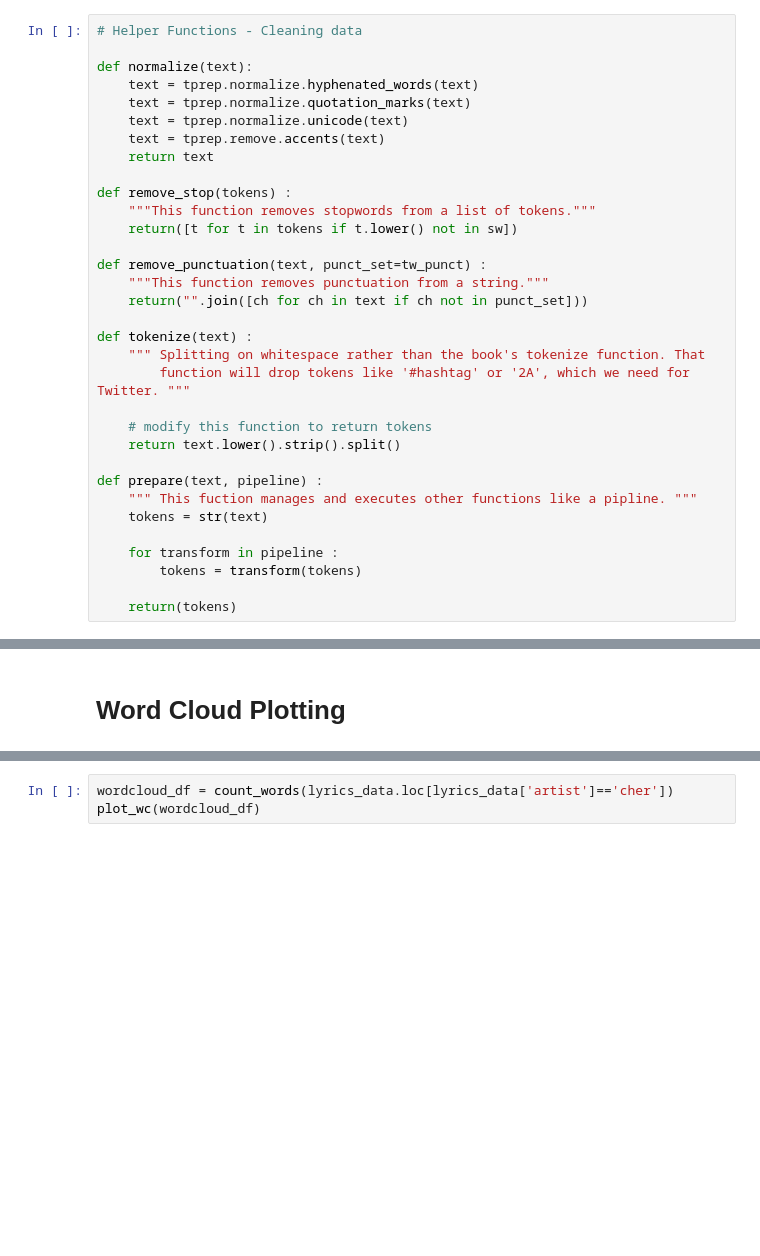
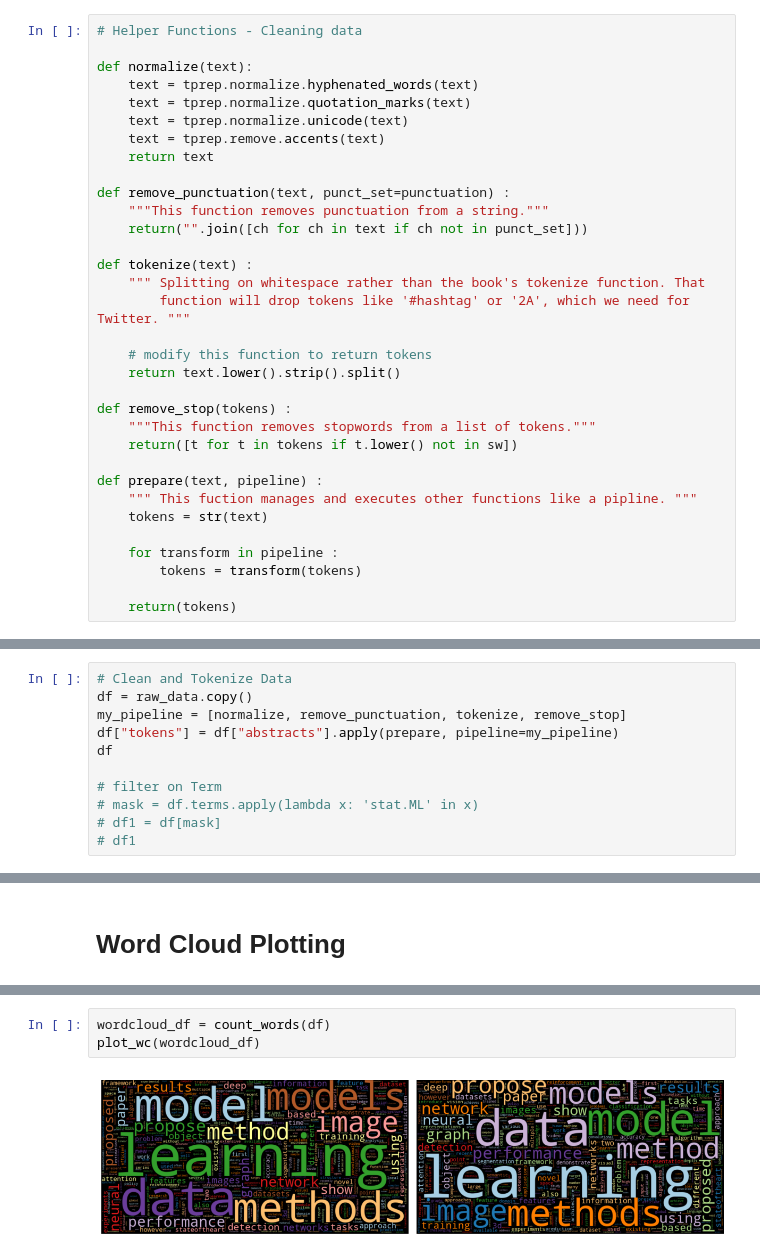
Before and after one commit to ADS-509-01-SP23-Applied-Text-Mining/ADS-509_Final_Project, a Jupyter notebook: Read_in_Picklefile.ipynb, the cells around one changed output, grey strips where cells are left out. Saved outputs shown, nothing was run; the diff lists cells and outputs as text; blank space fills up the shorter version.

```diff
--- a/Read_in_Picklefile.ipynb
+++ b/Read_in_Picklefile.ipynb
@@ -88,11 +90,7 @@ def normalize(text):
     text = tprep.remove.accents(text)
     return text
 
-def remove_stop(tokens) :
-    """This function removes stopwords from a list of tokens."""
-    return([t for t in tokens if t.lower() not in sw])
-
-def remove_punctuation(text, punct_set=tw_punct) :
+def remove_punctuation(text, punct_set=punctuation) :
     """This function removes punctuation from a string."""
     return("".join([ch for ch in text if ch not in punct_set]))
 
@@ -103,6 +101,10 @@ def tokenize(text) :
     # modify this function to return tokens
     return text.lower().strip().split()
 
+def remove_stop(tokens) :
+    """This function removes stopwords from a list of tokens."""
+    return([t for t in tokens if t.lower() not in sw])
+
 def prepare(text, pipeline) :
     """ This fuction manages and executes other functions like a pipline. """
     tokens = str(text)
@@ -124,0 +121,11 @@ def flatten_and_descriptive_stats(list_of_lists):
+# %%
+# Clean and Tokenize Data
+df = raw_data.copy()
+my_pipeline = [normalize, remove_punctuation, tokenize, remove_stop]
+df["tokens"] = df["abstracts"].apply(prepare, pipeline=my_pipeline)
+df
+
+# filter on Term
+# mask = df.terms.apply(lambda x: 'stat.ML' in x)
+# df1 = df[mask]
+# df1
@@ -202,3 +234,5 @@ def plot_wc(wordcloud_df):
 # %%
-wordcloud_df = count_words(lyrics_data.loc[lyrics_data['artist']=='cher'])
+wordcloud_df = count_words(df)
 plot_wc(wordcloud_df)
+# %% [output]
+[figure, added]
```
Also changed, not shown: parts of 9 cells of this notebook.
